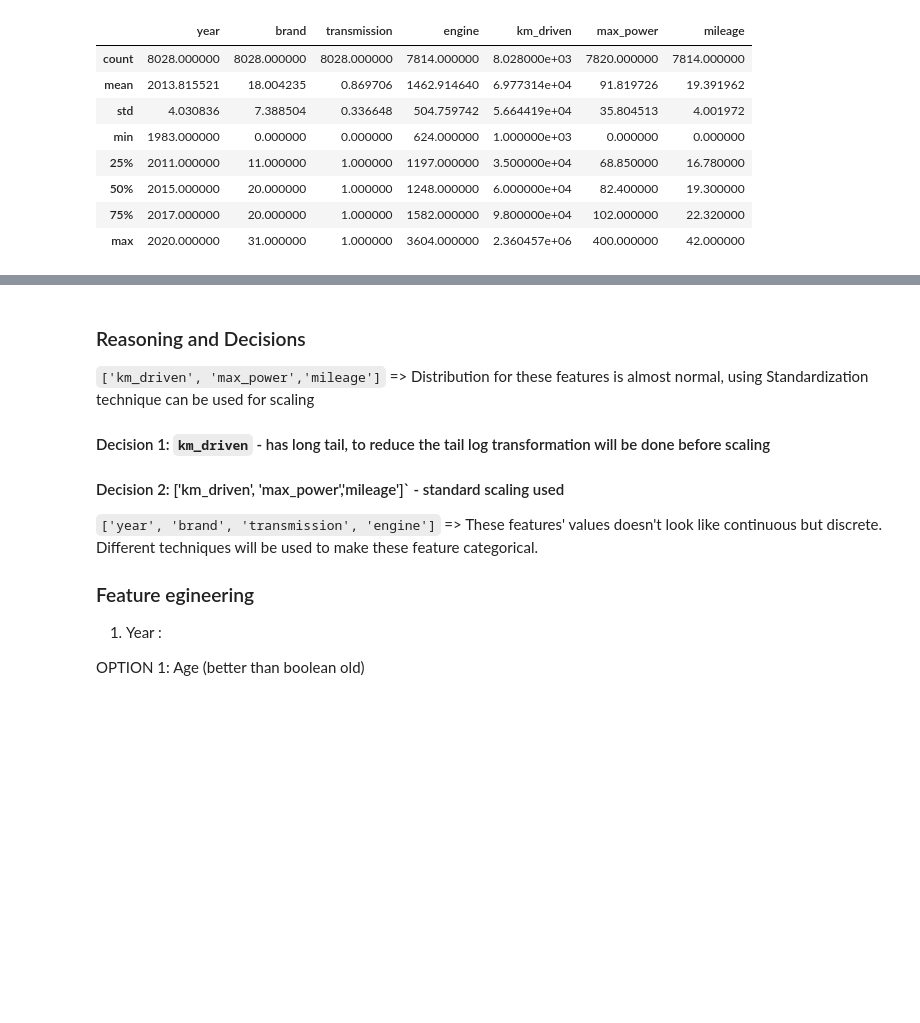
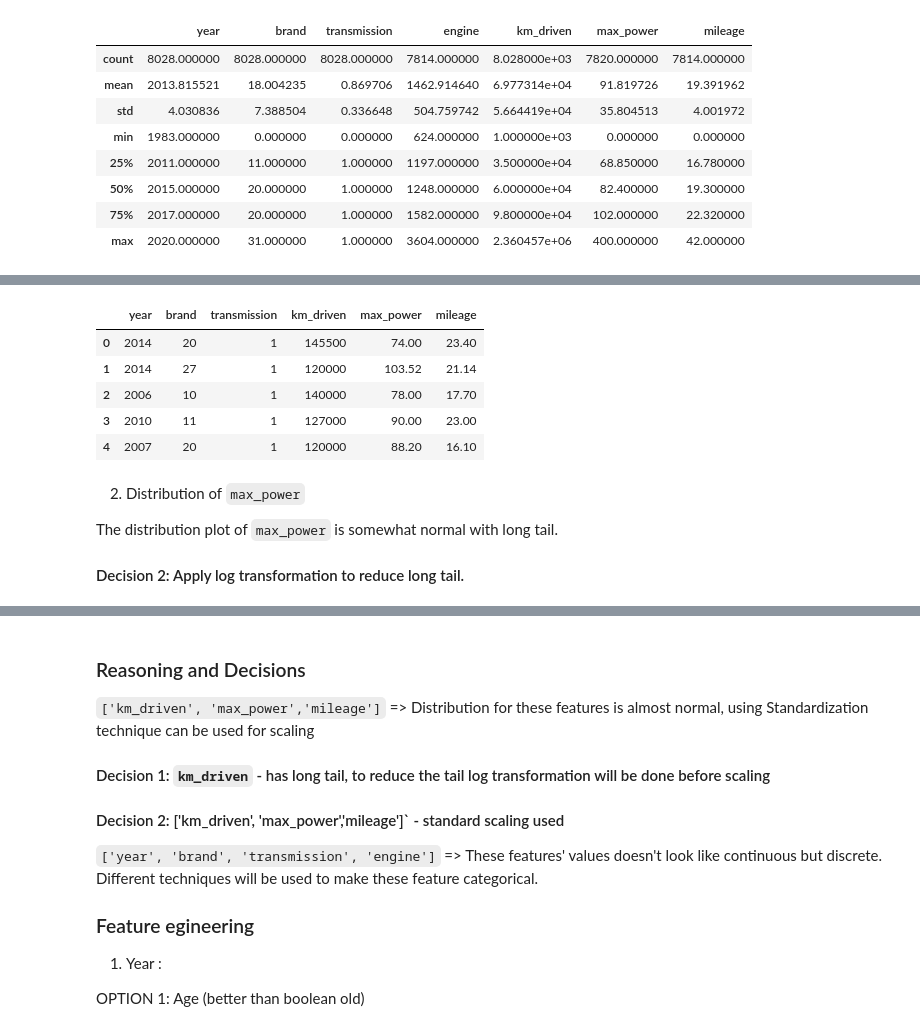
Before and after one commit to sushmi/classroom, a Jupyter notebook: notebooks/A2 - Predicting Car Prices.ipynb, the cells around one changed output, grey strips where cells are left out. Saved outputs shown, nothing was run; the diff lists cells and outputs as text; code cells hidden in the pictures; blank space fills up the shorter version.

Commit message:
A2 - remove engine

```diff
--- a/notebooks/A2 - Predicting Car Prices.ipynb
+++ b/notebooks/A2 - Predicting Car Prices.ipynb
@@ -389,0 +379,18 @@ plt.show()
+# %%
+# Decision 1: drop engine since it has too many null values
+selected_features_df = selected_features_df.drop(columns=['engine'], errors='ignore')
+
+selected_features_df.head()
+# %% [output]
+|  | year | brand | transmission | km_driven | max_power | mileage |
+| 0 | 2014 | 20 | 1 | 145500 | 74.00 | 23.40 |
+| 1 | 2014 | 27 | 1 | 120000 | 103.52 | 21.14 |
+| 2 | 2006 | 10 | 1 | 140000 | 78.00 | 17.70 |
+| 3 | 2010 | 11 | 1 | 127000 | 90.00 | 23.00 |
+| 4 | 2007 | 20 | 1 | 120000 | 88.20 | 16.10 |
+# %% [markdown]
+2. Distribution of `max_power`
+
+The distribution plot of `max_power` is somewhat normal with long tail.
+
+#### Decision 2: Apply log transformation to reduce long tail.
```
Also changed, not shown: parts of 19 cells of this notebook.
